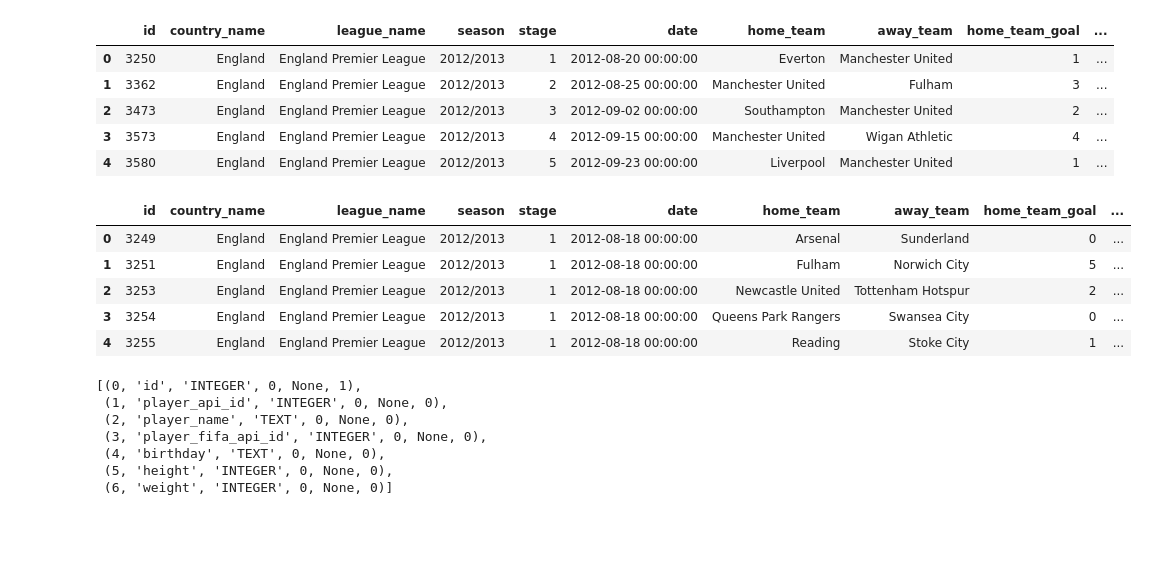
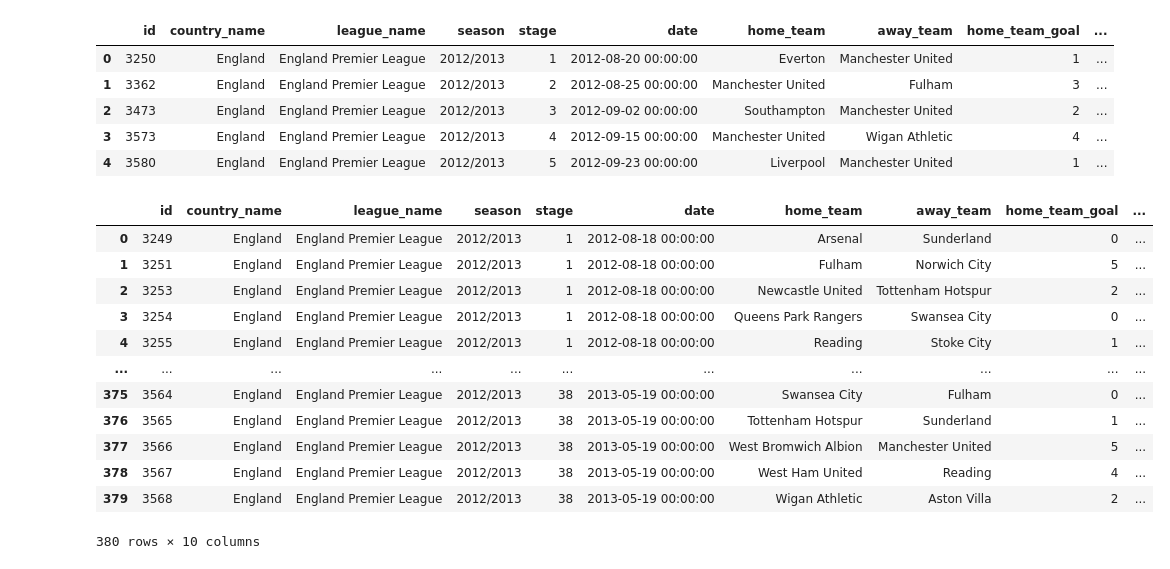
Before and after one commit to Tijnwy/Datalab2, a Jupyter notebook: sprint2.ipynb, the cells around one changed output. Cells and saved outputs as stored; diff of their text form; code cells hidden in the pictures; blank space fills up the shorter version.

```diff
--- a/sprint2.ipynb
+++ b/sprint2.ipynb
@@ -172,29 +173,34 @@ man_u_2012_2013
 # %%
 prem_2012_2013 = pd.read_sql("""SELECT Match.id,
                                         Country.name AS country_name,
                                         League.name AS league_name,
                                         season,
                                         stage,
                                         date,
                                         HT.team_long_name AS  home_team,
                                         AT.team_long_name AS away_team,
                                         home_team_goal,
                                         away_team_goal
                                 FROM Match
                                 JOIN Country on Country.id = Match.country_id
                                 JOIN League on League.id = Match.league_id
                                 LEFT JOIN Team AS HT on HT.team_api_id = Match.home_team_api_id
                                 LEFT JOIN Team AS AT on AT.team_api_id = Match.away_team_api_id
                                 WHERE country_name = 'England'
                                 AND season = "2012/2013"
-                                ORDER by date
-                                LIMIT 5
-                                ;""", sql_connect)
+                                ORDER by date;""", sql_connect)
 prem_2012_2013
 # %% [output]
 |  | id | country_name | league_name | season | stage | date | home_team | away_team | home_team_goal | ... |
 | 0 | 3249 | England | England Premier League | 2012/2013 | 1 | 2012-08-18 00:00:00 | Arsenal | Sunderland | 0 | ... |
 | 1 | 3251 | England | England Premier League | 2012/2013 | 1 | 2012-08-18 00:00:00 | Fulham | Norwich City | 5 | ... |
 | 2 | 3253 | England | England Premier League | 2012/2013 | 1 | 2012-08-18 00:00:00 | Newcastle United | Tottenham Hotspur | 2 | ... |
 | 3 | 3254 | England | England Premier League | 2012/2013 | 1 | 2012-08-18 00:00:00 | Queens Park Rangers | Swansea City | 0 | ... |
 | 4 | 3255 | England | England Premier League | 2012/2013 | 1 | 2012-08-18 00:00:00 | Reading | Stoke City | 1 | ... |
+| ... | ... | ... | ... | ... | ... | ... | ... | ... | ... | ... |
+| 375 | 3564 | England | England Premier League | 2012/2013 | 38 | 2013-05-19 00:00:00 | Swansea City | Fulham | 0 | ... |
+| 376 | 3565 | England | England Premier League | 2012/2013 | 38 | 2013-05-19 00:00:00 | Tottenham Hotspur | Sunderland | 1 | ... |
+| 377 | 3566 | England | England Premier League | 2012/2013 | 38 | 2013-05-19 00:00:00 | West Bromwich Albion | Manchester United | 5 | ... |
+| 378 | 3567 | England | England Premier League | 2012/2013 | 38 | 2013-05-19 00:00:00 | West Ham United | Reading | 4 | ... |
+| 379 | 3568 | England | England Premier League | 2012/2013 | 38 | 2013-05-19 00:00:00 | Wigan Athletic | Aston Villa | 2 | ... |
+380 rows × 10 columns
@@ -204,13 +206,0 @@ query_r = "PRAGMA table_info(player)"
-# %%
-result = cursor.execute(query_r).fetchall()
-sql_connect.commit()
-df_player = pd.DataFrame(result)
-display(result)
-# %% [output]
-[(0, 'id', 'INTEGER', 0, None, 1),
- (1, 'player_api_id', 'INTEGER', 0, None, 0),
- (2, 'player_name', 'TEXT', 0, None, 0),
- (3, 'player_fifa_api_id', 'INTEGER', 0, None, 0),
- (4, 'birthday', 'TEXT', 0, None, 0),
- (5, 'height', 'INTEGER', 0, None, 0),
- (6, 'weight', 'INTEGER', 0, None, 0)]
```
Also changed, not shown: parts of 8 cells of this notebook.
